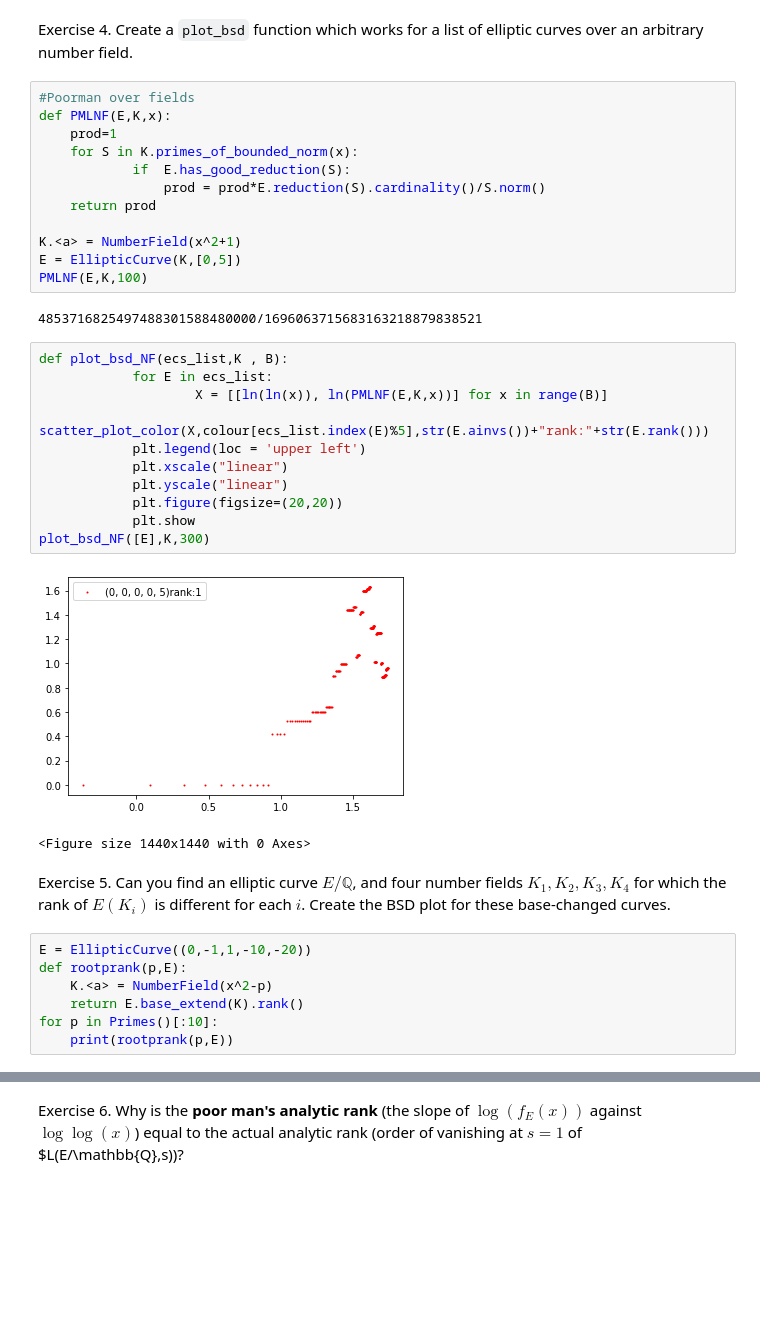
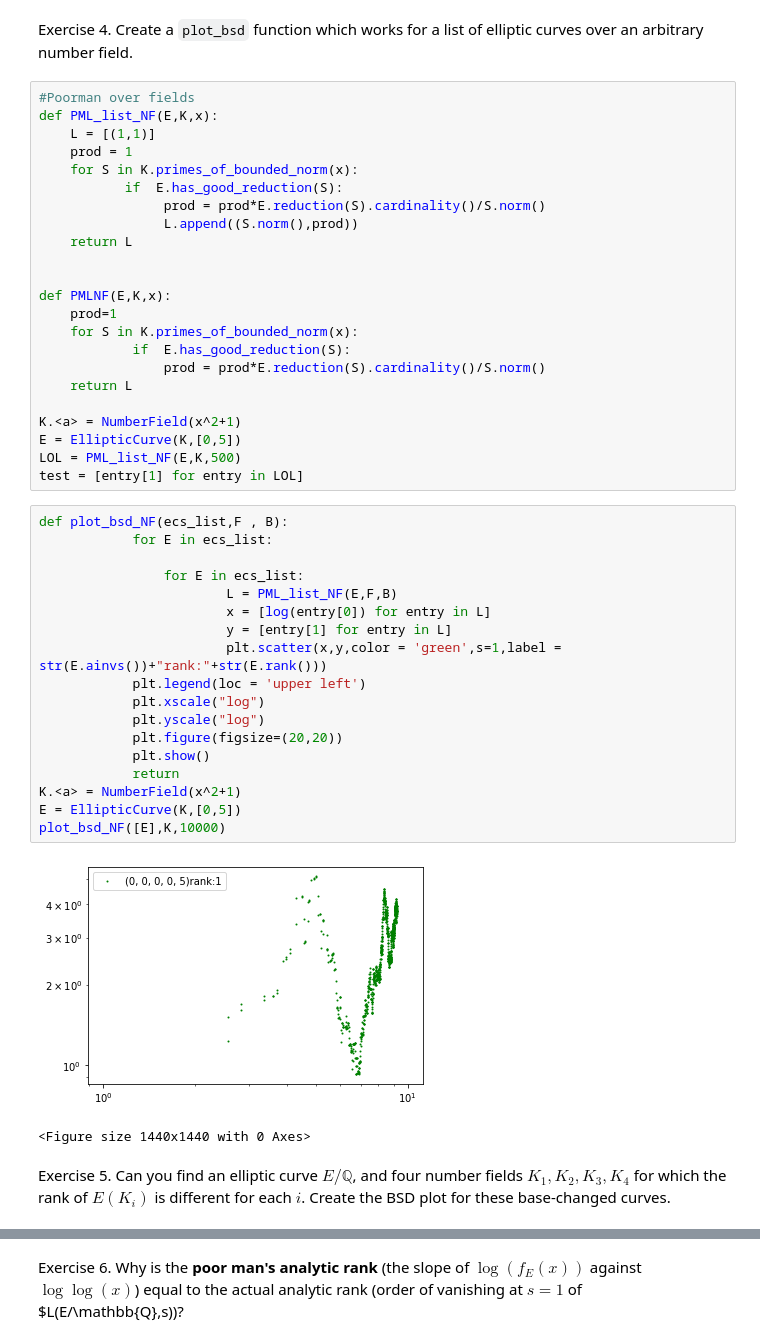
Before and after one commit to Rusti1/computational_nt, a Jupyter notebook: case_studies/bsd_experiments/day_2_exercises.ipynb, the cells around one changed output, grey strips where cells are left out. Drawn from its saved outputs; the diff is of its cells as text; blank space fills up the shorter version.

```diff
--- a/case_studies/bsd_experiments/day_2_exercises.ipynb
+++ b/case_studies/bsd_experiments/day_2_exercises.ipynb
@@ -103,38 +113,47 @@ plot_bsd_faster(Bar, 10000)
 Exercise 4. Create a `plot_bsd` function which works for a list of elliptic curves over an arbitrary number field.
 # %%
 #Poorman over fields
+def PML_list_NF(E,K,x):
+    L = [(1,1)]
+    prod = 1
+    for S in K.primes_of_bounded_norm(x):
+           if  E.has_good_reduction(S):
+                prod = prod*E.reduction(S).cardinality()/S.norm()
+                L.append((S.norm(),prod))
+    return L
+
+
 def PMLNF(E,K,x):
     prod=1
     for S in K.primes_of_bounded_norm(x):
             if  E.has_good_reduction(S):
                 prod = prod*E.reduction(S).cardinality()/S.norm()
-    return prod
+    return L
 
 K.<a> = NumberField(x^2+1)
 E = EllipticCurve(K,[0,5])
-PMLNF(E,K,100)
+LOL = PML_list_NF(E,K,500)
+test = [entry[1] for entry in LOL]
-# %% [output]
-4853716825497488301588480000/1696063715683163218879838521
 # %%
-def plot_bsd_NF(ecs_list,K , B):
+def plot_bsd_NF(ecs_list,F , B):
             for E in ecs_list:
-                    X = [[ln(ln(x)), ln(PMLNF(E,K,x))] for x in range(B)]
-                    scatter_plot_color(X,colour[ecs_list.index(E)%5],str(E.ainvs())+"rank:"+str(E.rank()))
+
+                for E in ecs_list:
+                        L = PML_list_NF(E,F,B)
+                        x = [log(entry[0]) for entry in L]
+                        y = [entry[1] for entry in L]
+                        plt.scatter(x,y,color = 'green',s=1,label = str(E.ainvs())+"rank:"+str(E.rank()))
             plt.legend(loc = 'upper left')
-            plt.xscale("linear")
-            plt.yscale("linear")
+            plt.xscale("log")
+            plt.yscale("log")
             plt.figure(figsize=(20,20))
-            plt.show
-plot_bsd_NF([E],K,300)
+            plt.show()
+            return
+K.<a> = NumberField(x^2+1)
+E = EllipticCurve(K,[0,5])
+plot_bsd_NF([E],K,10000)
 # %% [output]
-[figure, old version]
+[figure, new version]
 <Figure size 1440x1440 with 0 Axes>
 # %% [markdown]
 Exercise 5. Can you find an elliptic curve $E/\mathbb{Q}$, and four number fields $K_1, K_2, K_3, K_4$ for which the rank of $E(K_i)$ is different for each $i$. Create the BSD plot for these base-changed curves.
-# %%
-E = EllipticCurve((0,-1,1,-10,-20))
-def rootprank(p,E):
-    K.<a> = NumberField(x^2-p)
-    return E.base_extend(K).rank()
-for p in Primes()[:10]:
-    print(rootprank(p,E))
```
Also changed, not shown: parts of 5 cells of this notebook.
